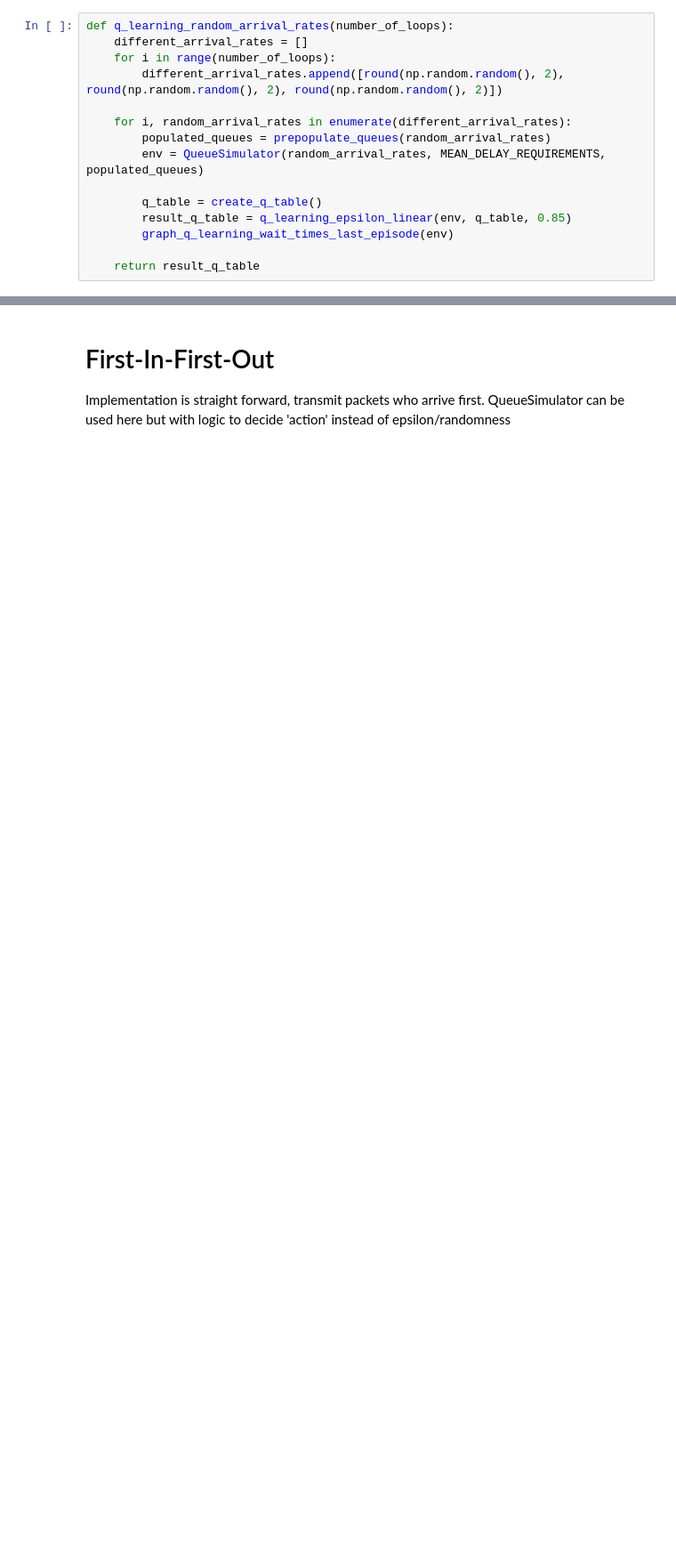
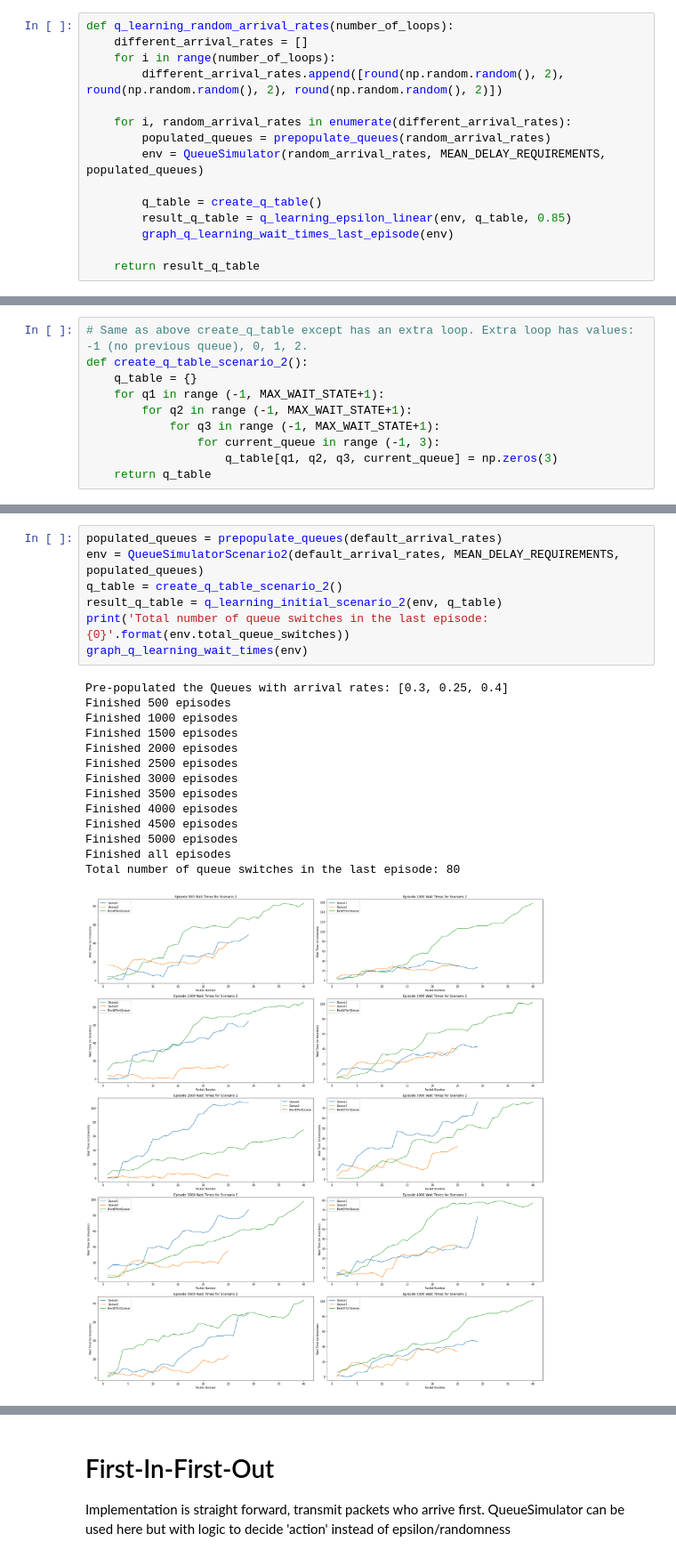
Before and after one commit to s3719678/ML_A2, a Jupyter notebook: notebooks/duc.ipynb, the cells around one changed output, grey strips where cells are left out. Shown at 89% size. Saved outputs shown, nothing was run; the diff lists cells and outputs as text; blank space fills up the shorter version.

```diff
--- a/notebooks/duc.ipynb
+++ b/notebooks/duc.ipynb
@@ -657,0 +538,10 @@ Finished 24000 episodes. Randoms chosen: 67 and Q Chosen: 144. Epsilon is: 0.320
+# %%
+# Same as above create_q_table except has an extra loop. Extra loop has values: -1 (no previous queue), 0, 1, 2.
+def create_q_table_scenario_2():
+    q_table = {}
+    for q1 in range (-1, MAX_WAIT_STATE+1):
+        for q2 in range (-1, MAX_WAIT_STATE+1):
+            for q3 in range (-1, MAX_WAIT_STATE+1):
+                for current_queue in range (-1, 3):
+                    q_table[q1, q2, q3, current_queue] = np.zeros(3)
+    return q_table
@@ -657,0 +587,22 @@ Finished 24000 episodes. Randoms chosen: 67 and Q Chosen: 144. Epsilon is: 0.320
+# %%
+populated_queues = prepopulate_queues(default_arrival_rates)
+env = QueueSimulatorScenario2(default_arrival_rates, MEAN_DELAY_REQUIREMENTS, populated_queues)
+q_table = create_q_table_scenario_2()
+result_q_table = q_learning_initial_scenario_2(env, q_table)
+print('Total number of queue switches in the last episode: {0}'.format(env.total_queue_switches))
+graph_q_learning_wait_times(env)
+# %% [output]
+Pre-populated the Queues with arrival rates: [0.3, 0.25, 0.4]
+Finished 500 episodes
+Finished 1000 episodes
+Finished 1500 episodes
+Finished 2000 episodes
+Finished 2500 episodes
+Finished 3000 episodes
+Finished 3500 episodes
+Finished 4000 episodes
+Finished 4500 episodes
+Finished 5000 episodes
+Finished all episodes
+Total number of queue switches in the last episode: 80
+[figure, added]
```
Also changed, not shown: parts of 23 cells of this notebook, 2 other files.
